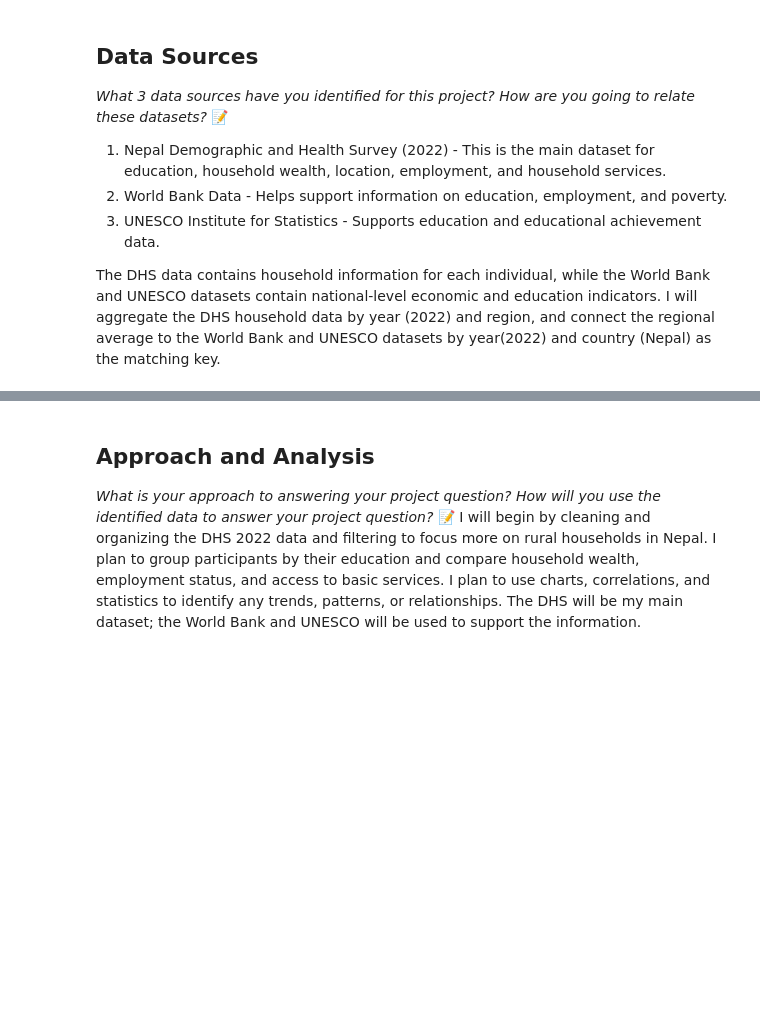
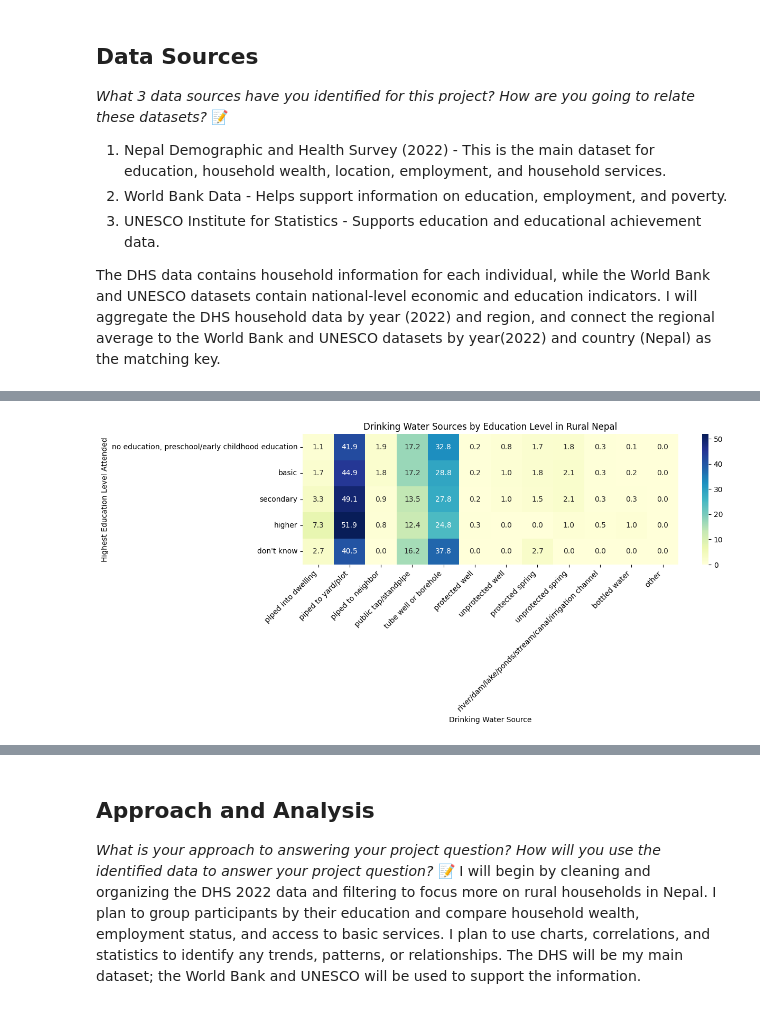
Before and after one commit to IT4063C-Fall2026/data-tech-analytics-final-project-reshikagg, a Jupyter notebook: source.ipynb, the cells around one changed output, grey strips where cells are left out. Cells and saved outputs as stored; diff of their text form; code cells hidden in the pictures; blank space fills up the shorter version.

```diff
--- a/source.ipynb
+++ b/source.ipynb
@@ -93,0 +472,30 @@ Note: you may need to restart the kernel to use updated packages.
+# %%
+# Visualization 4: Drinking Water Sources by Education Level
+water_df=rural_eda[
+    rural_eda["education_level"].notna()
+    &rural_eda["drinking_water_source"].notna()
+]
+
+water_pct = pd.crosstab(
+    water_df["education_level"],
+    water_df["drinking_water_source"],
+    normalize="index"
+)*100
+
+plt.figure(figsize=(13, 6))
+
+sns.heatmap(
+    water_pct,
+    cmap="YlGnBu",
+    annot=True,
+    fmt=".1f"
+)
+
+plt.title("Drinking Water Sources by Education Level in Rural Nepal")
+plt.xlabel("Drinking Water Source")
+plt.ylabel("Highest Education Level Attended")
+plt.xticks(rotation=45, ha="right")
+plt.tight_layout()
+plt.show()
+# %% [output]
+[figure, added]
```
Also changed, not shown: parts of 23 cells of this notebook.
